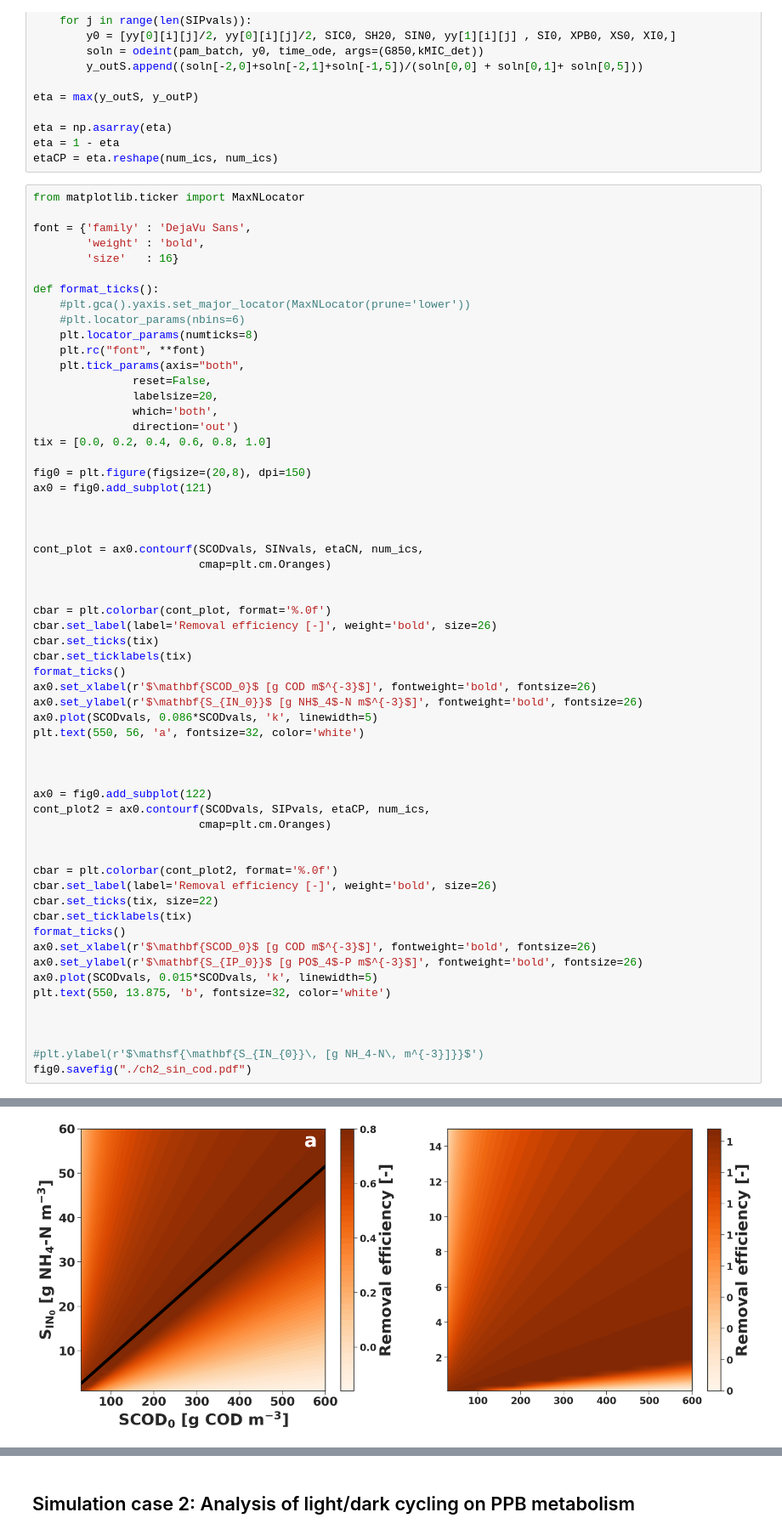
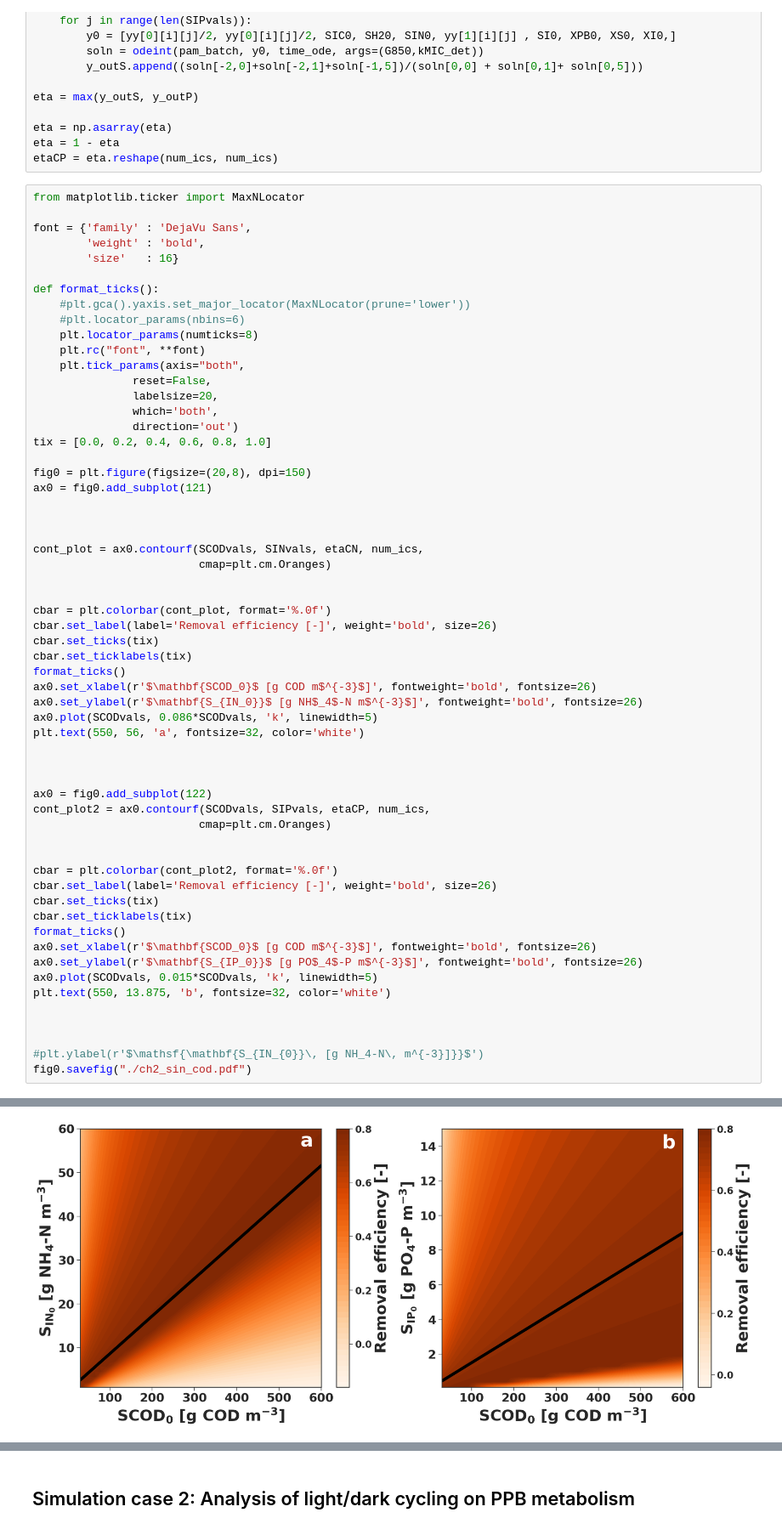
Before and after one commit to EdMBarry/EdBarry_PhDThesis, a Jupyter notebook: Chap2/simulations/PAM1_Batch_Continuous_Simulations.ipynb, the cells around one changed output, grey strips where cells are left out. Shown at 85% size. Drawn from its saved outputs; the diff is of its cells as text.

Commit message:
added dynamic output graphs

```diff
--- a/Chap2/simulations/PAM1_Batch_Continuous_Simulations.ipynb
+++ b/Chap2/simulations/PAM1_Batch_Continuous_Simulations.ipynb
@@ -168,7 +168,7 @@ cont_plot2 = ax0.contourf(SCODvals, SIPvals, etaCP, num_ics,
 
 cbar = plt.colorbar(cont_plot2, format='%.0f')
 cbar.set_label(label='Removal efficiency [-]', weight='bold', size=26)
-cbar.set_ticks(tix, size=22)
+cbar.set_ticks(tix)
 cbar.set_ticklabels(tix)
 format_ticks()
 ax0.set_xlabel(r'$\mathbf{SCOD_0}$ [g COD m$^{-3}$]', fontweight='bold', fontsize=26)
@@ -185 +184 @@ TypeError: set_ticks() got an unexpected keyword argument 'size'
-[figure, old version]
+[figure, new version]
```
Also changed, not shown: parts of 5 cells of this notebook, 2 other files.
